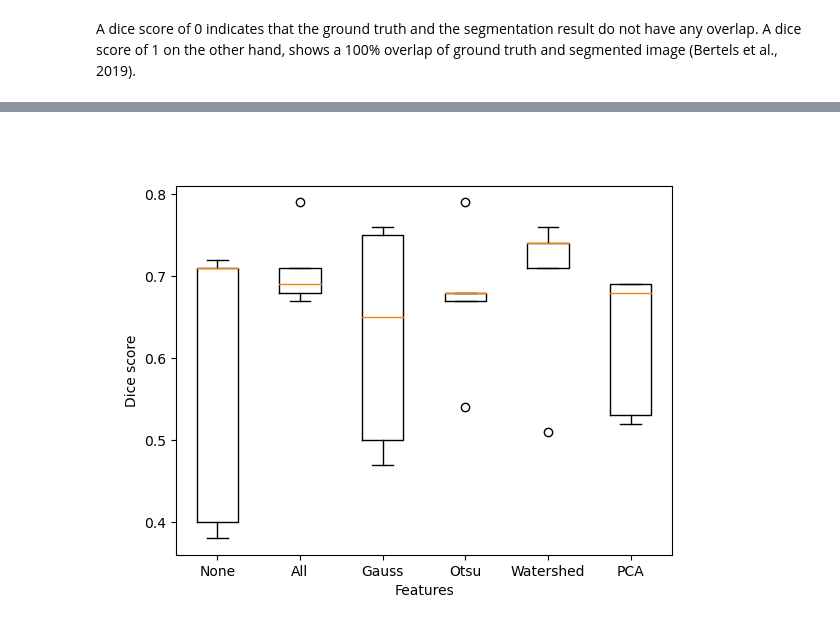
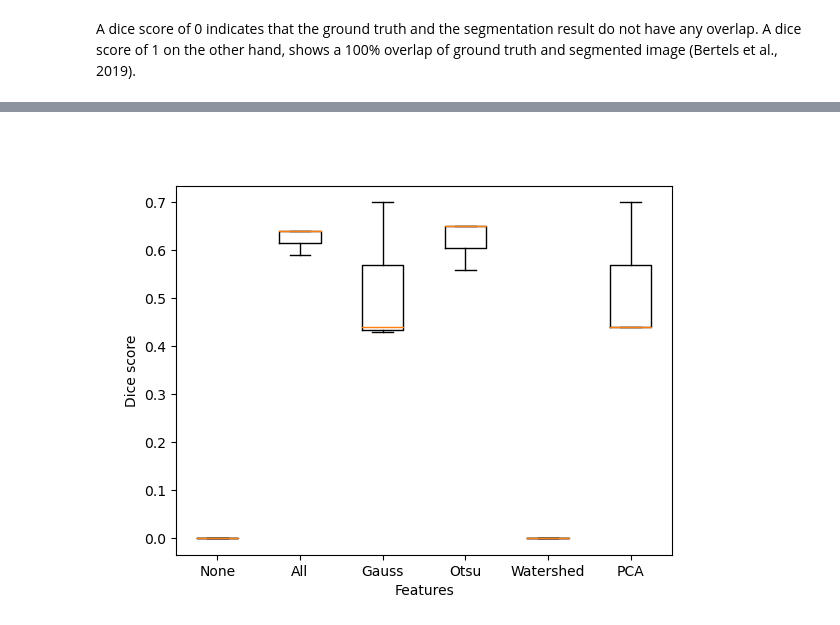
Before and after one commit to datascience-mobi/2021-topic-04-team-05, a Jupyter notebook: Report.ipynb, the cells around one changed output, grey strips where cells are left out. Cells and saved outputs as stored; diff of their text form; code cells hidden in the pictures.

```diff
--- a/Report.ipynb
+++ b/Report.ipynb
@@ -491,5 +512,5 @@ The following boxplots compare the Dice Scores of the different possible pre-pro
 # %%
 from IPython.display import Image
-Image("Data/boxplots/boxplot_N2DH-GOW1-lr-1e-07.png")
+Image("Data/boxplots/boxplot_N2DL-HeLa-lr-1e-07.png")
 # %% [output]
-[figure, old version]
+[figure, new version]
```
Also changed, not shown: parts of 12 cells of this notebook.
